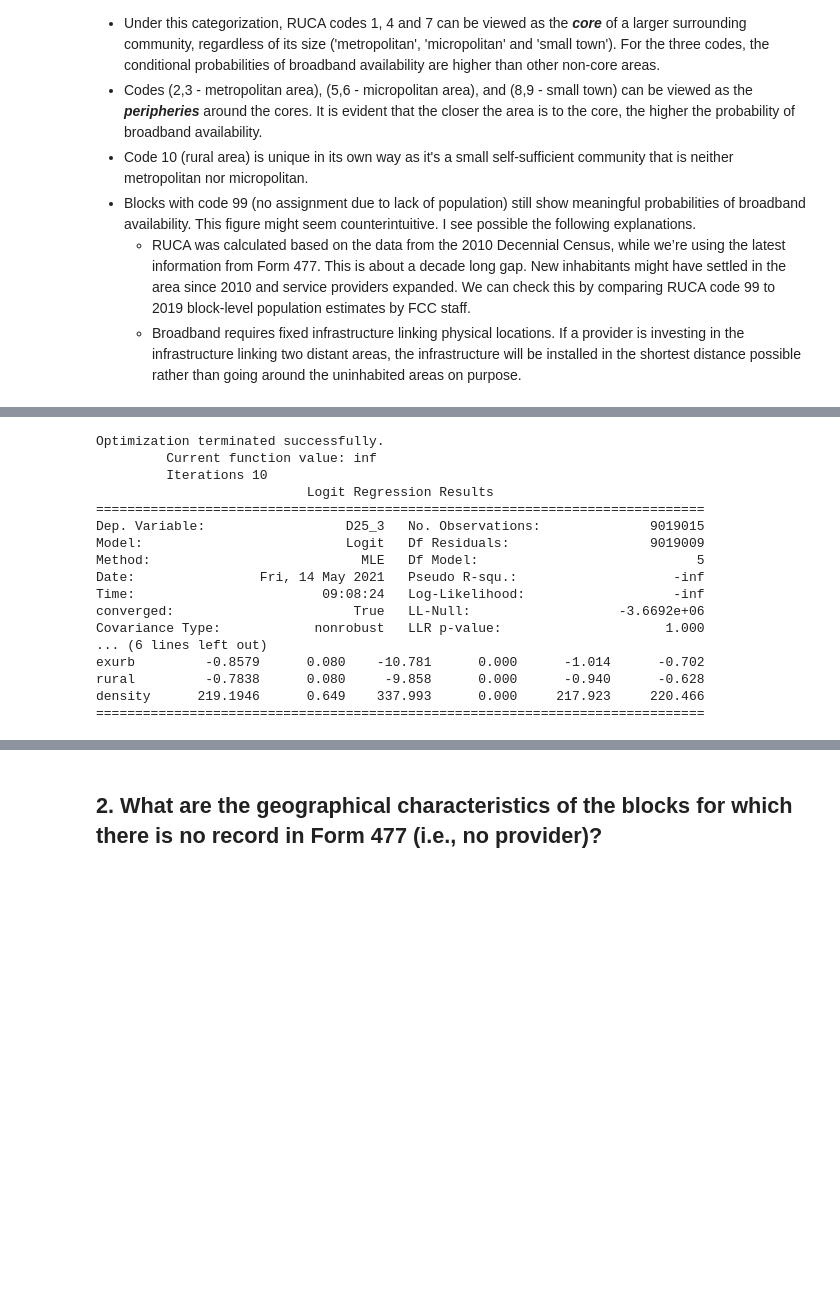
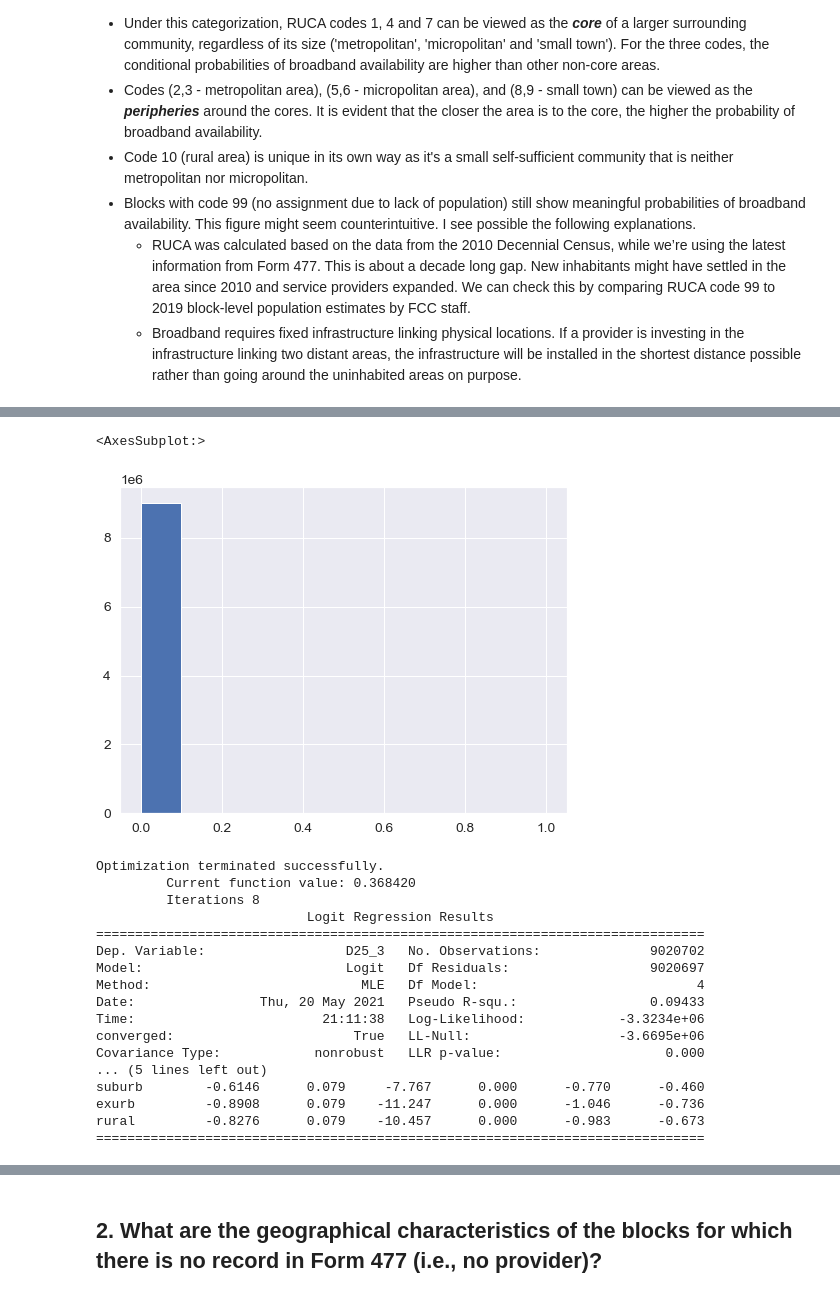
Before and after one commit to kennylee15/form477_to_acs5yr, a Jupyter notebook: form477_geographical_survey.ipynb, the cells around one changed output, grey strips where cells are left out. Cells and saved outputs as stored; diff of their text form; code cells hidden in the pictures; blank space fills up the shorter version.

```diff
--- a/form477_geographical_survey.ipynb
+++ b/form477_geographical_survey.ipynb
@@ -131,4 +150,5 @@ combined_df.loc[combined_df['blockcode']!=combined_df['BlockCodeStr'],:]
 # %%
 # Clean-up
 combined_df = combined_df.loc[:,['BlockCodeStr','TractCode','BlockGroupCode','D10_1','D25_3','D100_10',
- 'ProviderCount','state','county','ruca','pop2019']]
+ 'ProviderCount','state','county','ruca','pop2019','AREALAND','AREAWATER']]
+combined_df
@@ -154,6 +188,9 @@ Virginia, 2013: Bedford (independent) city (FIPS 51515) was changed to town stat
 
 *This issue must be addressed before joining the ACS set.*
 # %%
+# Save original block codes
+combined_df['BlockCodeStr2010'] = combined_df['BlockCodeStr']
+
 # Oglala Lakota County SD, previously known as Shannon County
 # Change FIPS code
 combined_df.loc[
@@ -278,4 +251,0 @@ landarea_df = landarea_df.loc[-landarea_df['GEOID'].duplicated(),:]
-# %%
-combined_df = pd.merge(left = combined_df, right = landarea_df[['GEOID','AREALAND']],
-                       left_on='BlockCodeStr', right_on='GEOID', how='left')
-combined_df.drop(['GEOID'], axis=1, inplace=True)
@@ -364,6 +362,7 @@ According to the RUCA code documentation [here](https://www.ers.usda.gov/data-pr
 # %%
-# Create dummies
-subset = combined_df.loc[-combined_df['ruca'].isna(),['D10_1','D25_3','D100_10','ProviderCount','ruca','pop2019','AREALAND']]
+# Create dummies (drop blocks with ruca == NaN and land area == NaN)
+subset = combined_df.loc[(-combined_df['ruca'].isna()) & (-combined_df['AREALAND'].isna()),
+                         ['BlockCodeStr','D10_1','D25_3','D100_10','ProviderCount','ruca','pop2019','AREALAND']]
 
 subset['core'] = 0
 subset.loc[subset['ruca'].isin([1,4,7]),'core'] = 1
@@ -383,5 +382,11 @@ subset.loc[subset['ruca'] == 99,'remote'] = 1
 # Fix data type
 subset[['D10_1','D25_3','D100_10']] = subset[['D10_1','D25_3','D100_10']].astype(int)
 
-# Density
-subset['density'] = subset['pop2019']/(subset['AREALAND']*0.38610)
+# Density (convert LANDAREA from sq. meters to sq. miles;
+# see https://www.census.gov/prod/cen2010/doc/sf1.pdf)
+# see https://www.census.gov/quickfacts/fact/note/US/LND110210
+# Land area measurements are originally recorded as whole square meters
+# (to convert square meters to square kilometers, divide by 1,000,000; to convert square kilometers to square miles,
+# divide by 2.58999; to convert square meters to square miles, divide by 2,589,988).
+subset['density'] = subset['pop2019']/(subset['AREALAND']/2589988)
+subset['density_scaled'] = subset['density'] / (subset['density'].max()-subset['density'].min())
@@ -388,26 +406,31 @@ subset['density'] = subset['pop2019']/(subset['AREALAND']*0.38610)
+# %%
+subset.density_scaled.hist()
+# %% [output]
+<AxesSubplot:>
+[figure, added]
 # %%
 import statsmodels.api as sm
 from statsmodels.formula.api import logit
 
-formula = 'D25_3 ~ core + suburb + exurb + rural + density'
+formula = 'D25_3 ~ core + suburb + exurb + rural'
 
 d25_3_mod = logit(formula, data = subset).fit()
 print(d25_3_mod.summary())
 # %% [output]
 Optimization terminated successfully.
-         Current function value: inf
-         Iterations 10
+         Current function value: 0.368420
+         Iterations 8
                            Logit Regression Results
 ==============================================================================
-Dep. Variable:                  D25_3   No. Observations:              9019015
-Model:                          Logit   Df Residuals:                  9019009
-Method:                           MLE   Df Model:                            5
-Date:                Fri, 14 May 2021   Pseudo R-squ.:                    -inf
-Time:                        09:08:24   Log-Likelihood:                   -inf
-converged:                       True   LL-Null:                   -3.6692e+06
-Covariance Type:            nonrobust   LLR p-value:                     1.000
-... (6 lines left out)
-exurb         -0.8579      0.080    -10.781      0.000      -1.014      -0.702
-rural         -0.7838      0.080     -9.858      0.000      -0.940      -0.628
-density      219.1946      0.649    337.993      0.000     217.923     220.466
+Dep. Variable:                  D25_3   No. Observations:              9020702
+Model:                          Logit   Df Residuals:                  9020697
+Method:                           MLE   Df Model:                            4
+Date:                Thu, 20 May 2021   Pseudo R-squ.:                 0.09433
+Time:                        21:11:38   Log-Likelihood:            -3.3234e+06
+converged:                       True   LL-Null:                   -3.6695e+06
+Covariance Type:            nonrobust   LLR p-value:                     0.000
+... (5 lines left out)
+suburb        -0.6146      0.079     -7.767      0.000      -0.770      -0.460
+exurb         -0.8908      0.079    -11.247      0.000      -1.046      -0.736
+rural         -0.8276      0.079    -10.457      0.000      -0.983      -0.673
 ==============================================================================
```
Also changed, not shown: parts of 40 cells of this notebook.
